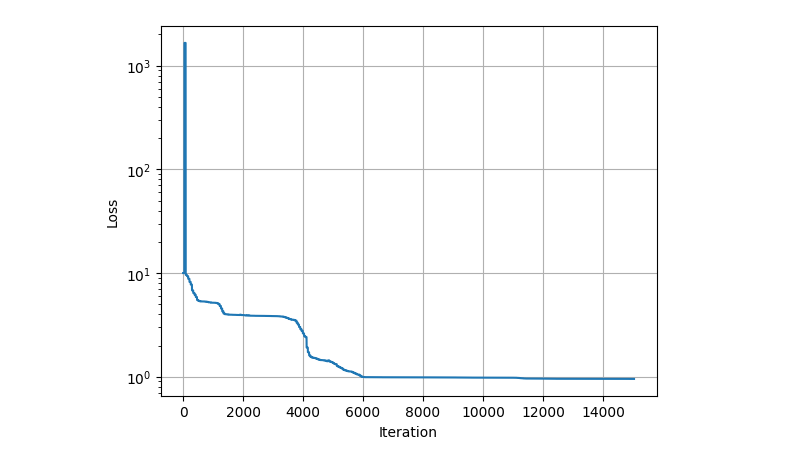
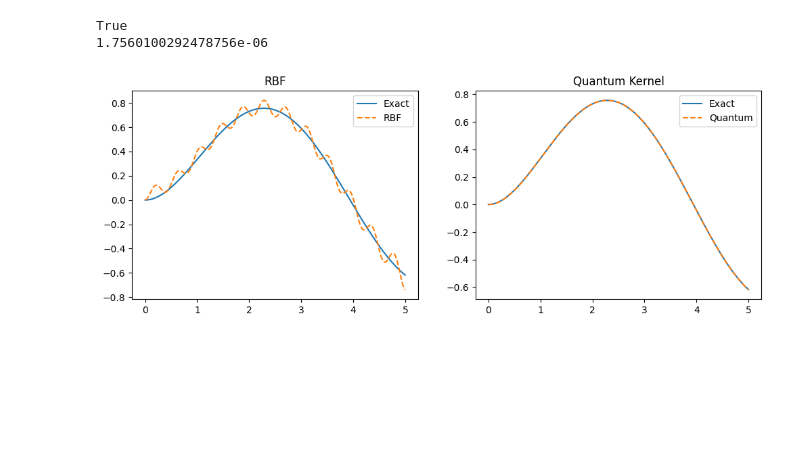
Before and after one commit to sachhyam/aqua-project-2026-kernels, a Jupyter notebook: Untitled-1.ipynb, the cells around one changed output. Saved outputs shown, nothing was run; the diff lists cells and outputs as text; code cells hidden in the pictures; blank space fills up the shorter version.

```diff
--- a/Untitled-1.ipynb
+++ b/Untitled-1.ipynb
@@ -240,13 +152,0 @@ success: False
-# %%
-import matplotlib.pyplot as plt
-
-plt.plot(solver.loss_history)
-
-plt.xlabel("Iteration")
-plt.ylabel("Loss")
-plt.yscale("log")
-
-plt.grid()
-plt.show()
-# %% [output]
-[figure, removed]
@@ -252,0 +211,24 @@ plt.show()
+# %%
+x_train = np.linspace(0, 5, 25)
+
+solver = MMRSolver(
+    x_train=x_train,
+    kernel=quantum_kernel
+)
+
+Kx = solver.K
+
+Kx_prime = solver.build_derivative_matrix(
+    dquantum_kernel_dx
+)
+
+result = solver.solve(
+    loss_function=loss,
+    method="BFGS"
+)
+
+print(result.success)
+print(result.fun)
+# %% [output]
+True
+1.7560100292478756e-06
@@ -252,0 +289,17 @@ plt.show()
+# %%
+fig, ax = plt.subplots(1, 2, figsize=(12, 4))
+
+ax[0].plot(x_test, exact, label="Exact")
+ax[0].plot(x_test, rbf_pred, "--", label="RBF")
+ax[0].set_title("RBF")
+
+ax[1].plot(x_test, exact, label="Exact")
+ax[1].plot(x_test, qk_pred, "--", label="Quantum")
+ax[1].set_title("Quantum Kernel")
+
+for a in ax:
+    a.legend()
+
+plt.show()
+# %% [output]
+[figure, added]
```
Also changed, not shown: parts of 4 cells of this notebook.
